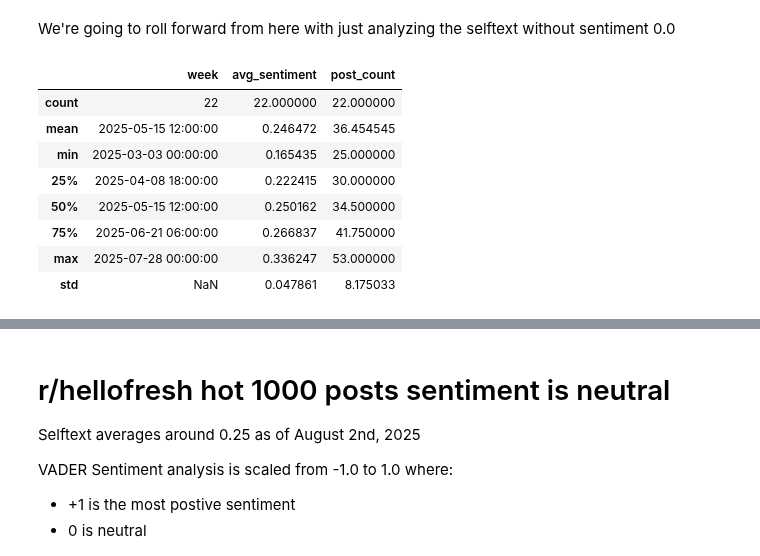
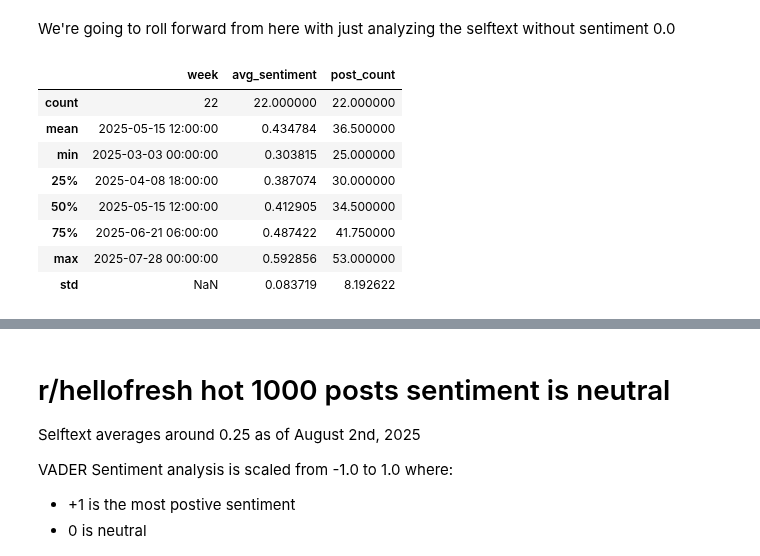
Before and after one commit to morescode-pm/kaggle-fastai, a Jupyter notebook: chapter3/hellofresh_reddit.ipynb, the cells around one changed output, grey strips where cells are left out. Saved outputs shown, nothing was run; the diff lists cells and outputs as text; code cells hidden in the pictures.

```diff
--- a/chapter3/hellofresh_reddit.ipynb
+++ b/chapter3/hellofresh_reddit.ipynb
@@ -431,28 +431,28 @@ df = df_original.copy()
 # %%
 # now let's get a group variable and aggregate
 from datetime import datetime
 
 # Round to week
 df['created_date'] = pd.to_datetime(df['created_date'])
 df['week'] = df['created_date'].dt.to_period("W").dt.start_time
 
 # Group by week: mean and count
 weekly_sentiment = df.groupby('week').agg(
-    avg_sentiment=('combined_compound', 'mean'),
-    post_count=('combined_compound', 'count')
+    avg_sentiment=('selftext_compound', 'mean'),
+    post_count=('selftext_compound', 'count')
 ).reset_index()
 
 weekly_sentiment.describe()
 # %% [output]
 |  | week | avg_sentiment | post_count |
 | count | 22 | 22.000000 | 22.000000 |
-| mean | 2025-05-15 12:00:00 | 0.246472 | 36.454545 |
-| min | 2025-03-03 00:00:00 | 0.165435 | 25.000000 |
-| 25% | 2025-04-08 18:00:00 | 0.222415 | 30.000000 |
-| 50% | 2025-05-15 12:00:00 | 0.250162 | 34.500000 |
-| 75% | 2025-06-21 06:00:00 | 0.266837 | 41.750000 |
-| max | 2025-07-28 00:00:00 | 0.336247 | 53.000000 |
-| std | NaN | 0.047861 | 8.175033 |
+| mean | 2025-05-15 12:00:00 | 0.434784 | 36.500000 |
+| min | 2025-03-03 00:00:00 | 0.303815 | 25.000000 |
+| 25% | 2025-04-08 18:00:00 | 0.387074 | 30.000000 |
+| 50% | 2025-05-15 12:00:00 | 0.412905 | 34.500000 |
+| 75% | 2025-06-21 06:00:00 | 0.487422 | 41.750000 |
+| max | 2025-07-28 00:00:00 | 0.592856 | 53.000000 |
+| std | NaN | 0.083719 | 8.192622 |
 # %%
 # Filter to start date
 start_date = '2024-01-01'
```
Also changed, not shown: parts of 20 cells of this notebook.
